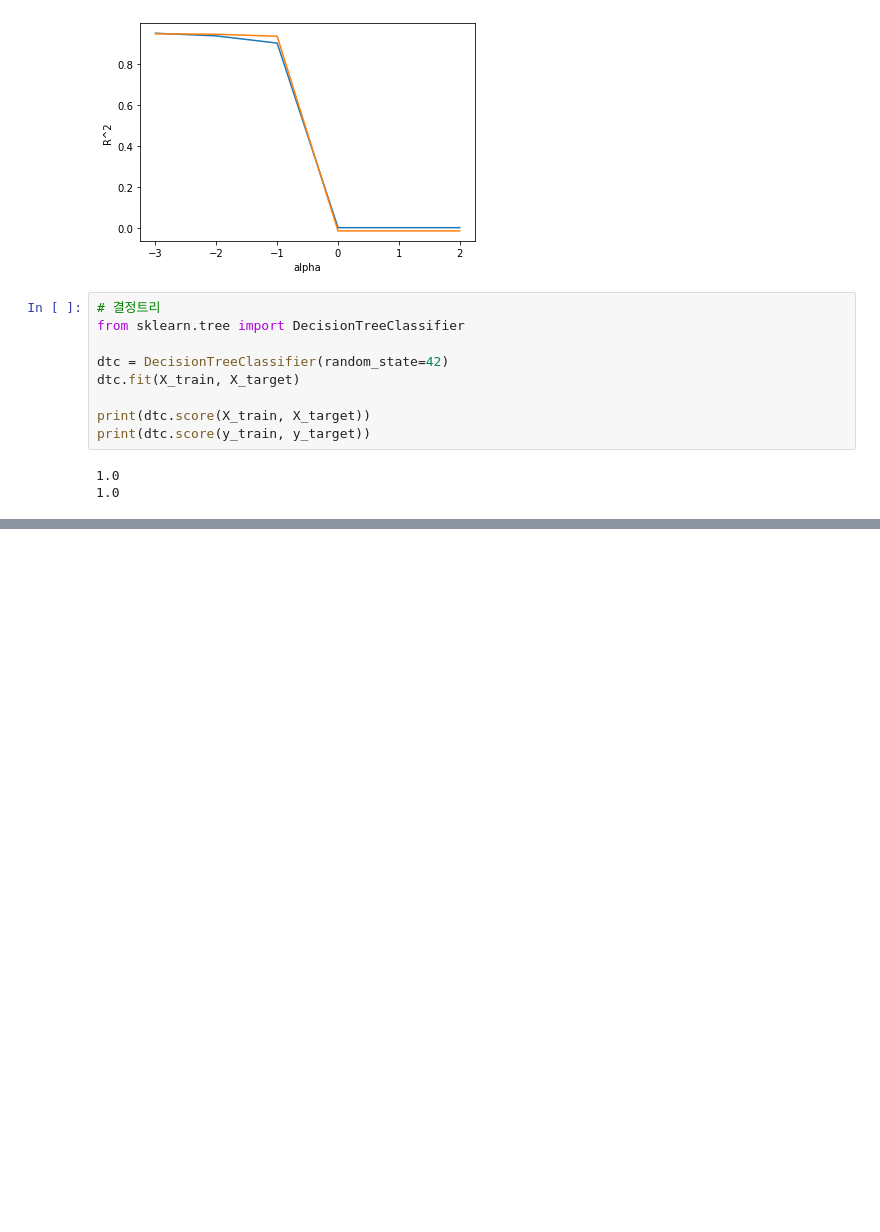
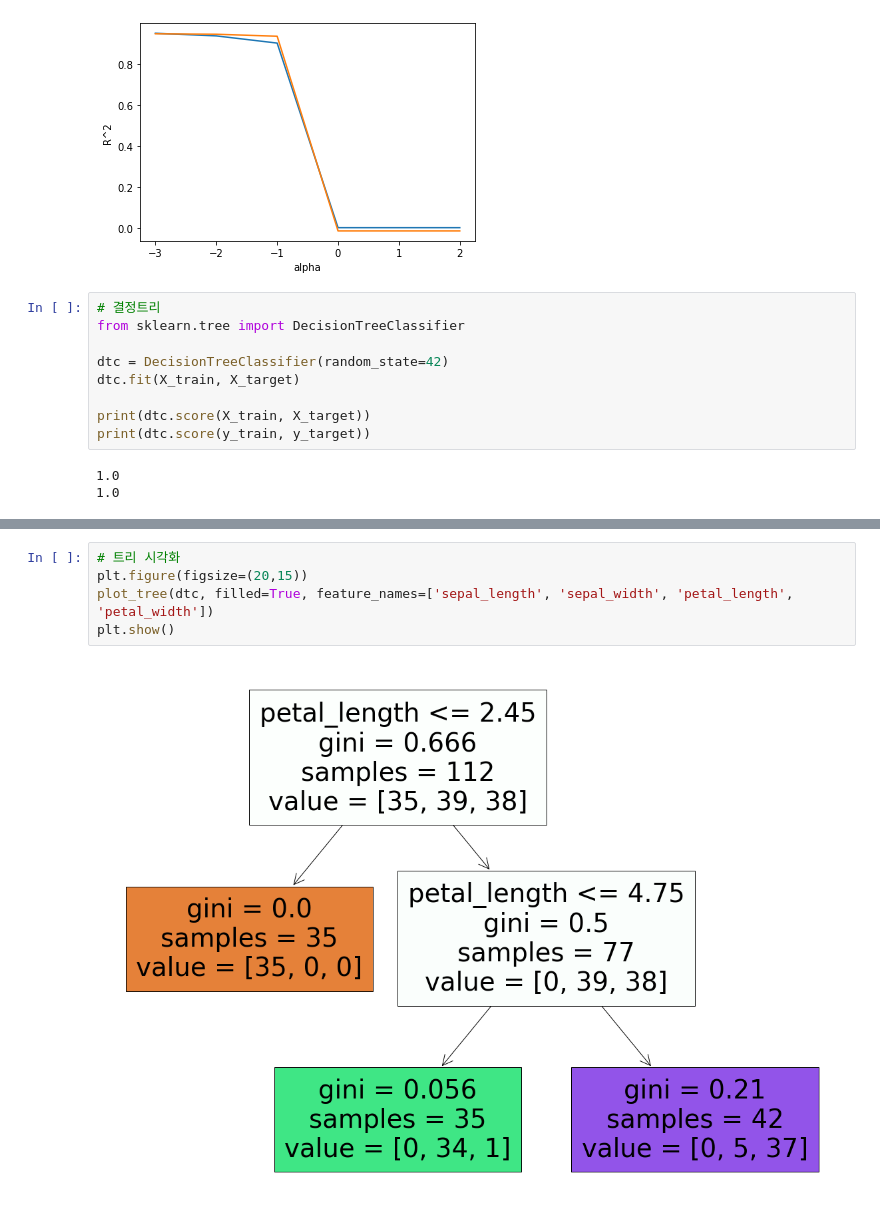
Before and after one commit to py4ine/study_ML, a Jupyter notebook: 20240603_ML_iris.ipynb, the cells around one changed output, grey strips where cells are left out. Saved outputs shown, nothing was run; the diff lists cells and outputs as text; blank space fills up the shorter version.

```diff
--- a/20240603_ML_iris.ipynb
+++ b/20240603_ML_iris.ipynb
@@ -680,0 +731,7 @@ print(dtc.score(test_scaled, y_target))
+# %%
+# 트리 시각화
+plt.figure(figsize=(20,15))
+plot_tree(dtc, filled=True, feature_names=['sepal_length', 'sepal_width', 'petal_length', 'petal_width'])
+plt.show()
+# %% [output]
+[figure, added]
```
Also changed, not shown: parts of 7 cells of this notebook.
